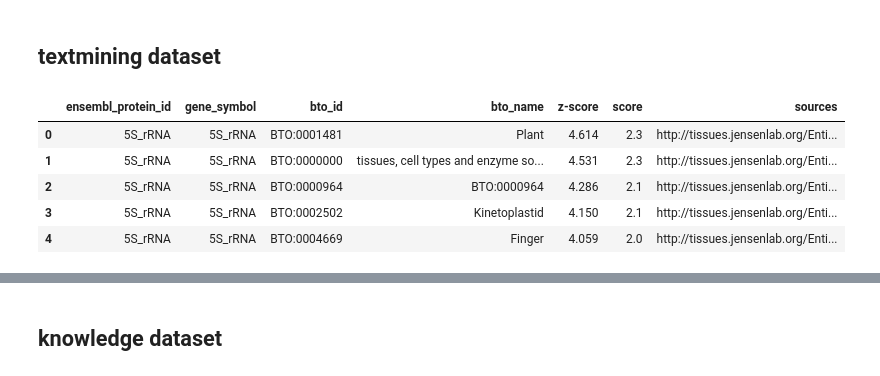
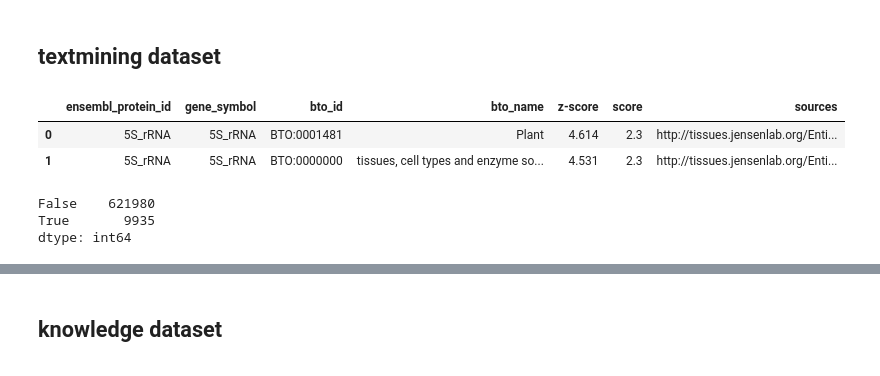
Before and after one commit to dhimmel/tissues, a Jupyter notebook: tissues.ipynb, the cells around one changed output, grey strips where cells are left out. Cells and saved outputs as stored; diff of their text form; code cells hidden in the pictures.

```diff
--- a/tissues.ipynb
+++ b/tissues.ipynb
@@ -98,13 +90,19 @@ The textmining files are a bit different; the first four columns are the same, f
 # %% [markdown]
 ## textmining dataset
 # %%
+# Read TISSUES data
 column_names = ['ensembl_protein_id', 'gene_symbol', 'bto_id', 'bto_name', 'z-score', 'score', 'sources']
 text_df = pandas.read_table('download/human_tissue_textmining_full.tsv.gz', names=column_names)
-text_df.head()
+text_df.head(2)
 # %% [output]
 |  | ensembl_protein_id | gene_symbol | bto_id | bto_name | z-score | score | sources |
 | 0 | 5S_rRNA | 5S_rRNA | BTO:0001481 | Plant | 4.614 | 2.3 | http://tissues.jensenlab.org/Enti... |
 | 1 | 5S_rRNA | 5S_rRNA | BTO:0000000 | tissues, cell types and enzyme so... | 4.531 | 2.3 | http://tissues.jensenlab.org/Enti... |
-| 2 | 5S_rRNA | 5S_rRNA | BTO:0000964 | BTO:0000964 | 4.286 | 2.1 | http://tissues.jensenlab.org/Enti... |
-| 3 | 5S_rRNA | 5S_rRNA | BTO:0002502 | Kinetoplastid | 4.150 | 2.1 | http://tissues.jensenlab.org/Enti... |
-| 4 | 5S_rRNA | 5S_rRNA | BTO:0004669 | Finger | 4.059 | 2.0 | http://tissues.jensenlab.org/Enti... |
+# %%
+# Add Uberon and Entrez Gene identifiers
+text_df = text_df.merge(entrez_map_df).merge(uberon_map_df)
+text_df.duplicated(['uberon_id', 'entrez_gene_id']).value_counts()
+# %% [output]
+False    621980
+True       9935
+dtype: int64
```
Also changed, not shown: parts of 33 cells of this notebook, 11 other files.
